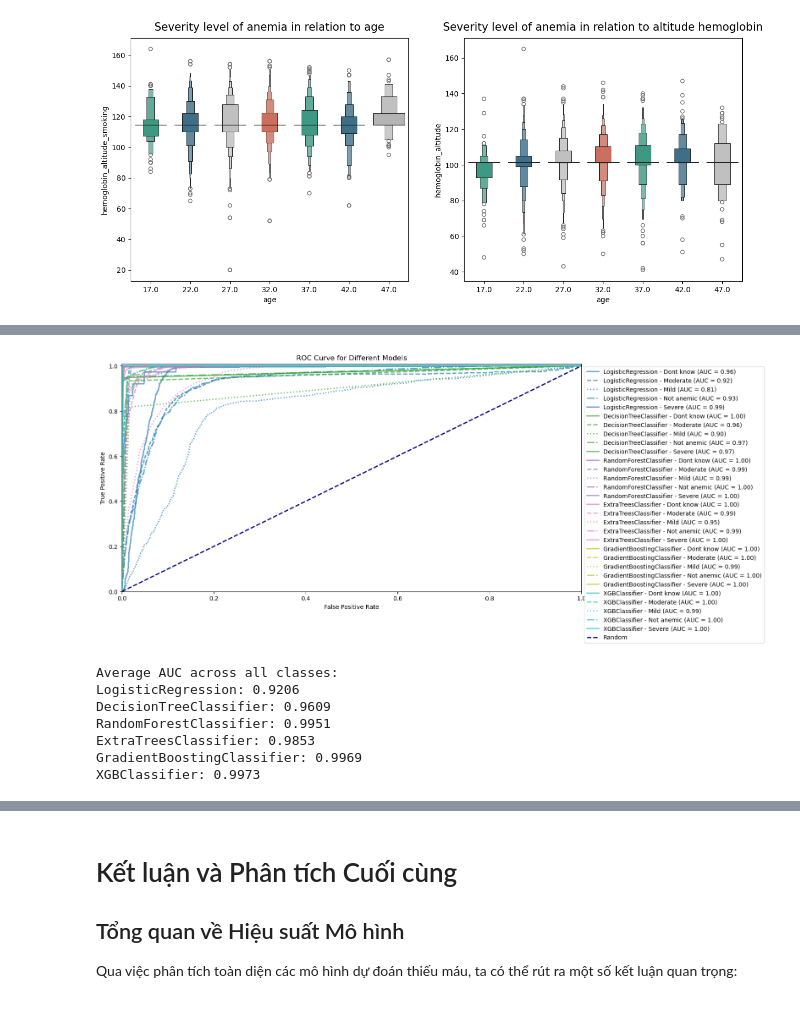
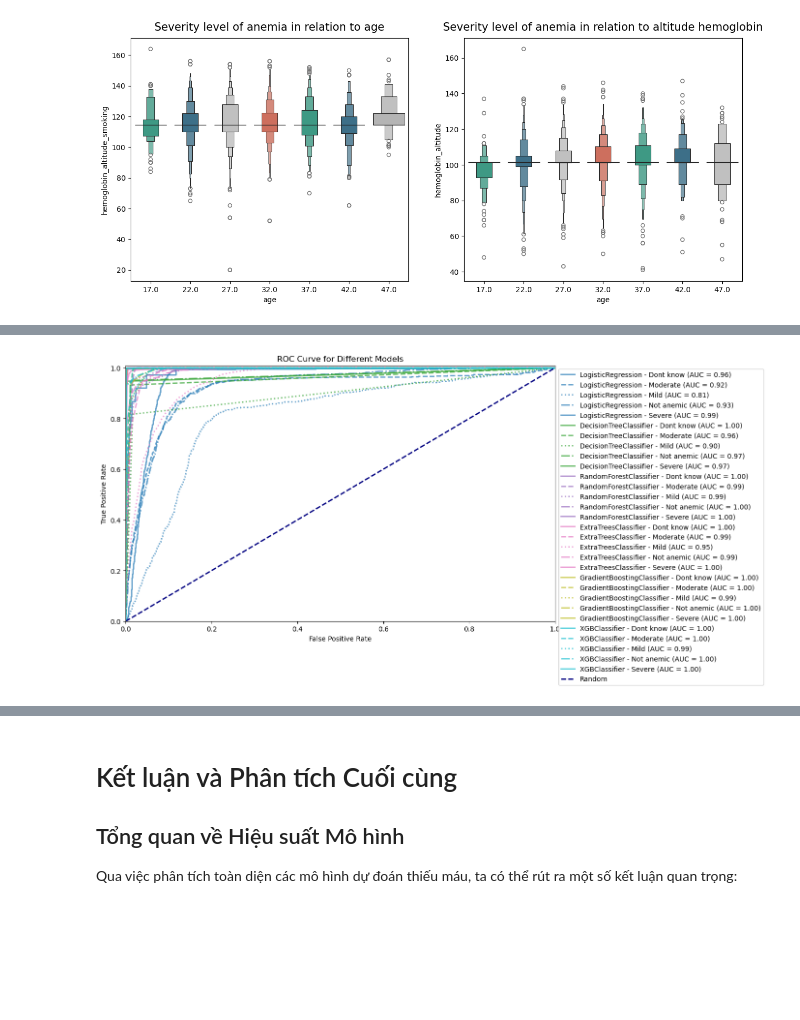
Before and after one commit to cuddles47/Anemia-Prediction-MLOps, a Jupyter notebook: classification-machine-learning-anemia-prediction.ipynb, the cells around one changed output, grey strips where cells are left out. Cells and saved outputs as stored; diff of their text form; code cells hidden in the pictures; blank space fills up the shorter version.

```diff
--- a/classification-machine-learning-anemia-prediction.ipynb
+++ b/classification-machine-learning-anemia-prediction.ipynb
@@ -45,7 +45,7 @@ os.environ['MLFLOW_S3_ENDPOINT_URL'] = 'http://localhost:9000'
 # If you're using the server from docker-compose, use the appropriate URL
 
 mlflow.set_tracking_uri("http://localhost:5000")
-mlflow.set_experiment("Anemia Classification Models")
+mlflow.set_experiment("Anemia Classification Models.")
 
 print(f"MLflow tracking URI: {mlflow.get_tracking_uri()}")
 print(f"MLflow experiment: {mlflow.get_experiment_by_name('Anemia Classification Models').experiment_id}")
@@ -881,59 +885,47 @@ for i, (model_name, y_proba) in enumerate(models_proba):
 
         # Prepare binary labels (1 for this class, 0 for others)
         y_true_bin = np.zeros_like(y_test, dtype=int)
         y_true_bin[y_test == c] = 1
 
         # Compute ROC curve and ROC area
         fpr[c], tpr[c], _ = roc_curve(y_true_bin, y_score)
         roc_auc[c] = auc(fpr[c], tpr[c])
 
     # Plot ROC curves for this model
     for c in range(n_classes):
         class_name = {0: 'Dont know', 1: 'Moderate', 2: 'Mild', 3: 'Not anemic', 4: 'Severe'}.get(c, f'Class {c}')
         plt.plot(fpr[c], tpr[c], lw=2, color=colors[i], alpha=0.7,
                  linestyle=['-', '--', ':', '-.', '-'][c % 5],
                  label=f'{model_name} - {class_name} (AUC = {roc_auc[c]:.2f})')
 
 # Plot the diagonal line (random classifier)
 plt.plot([0, 1], [0, 1], color='navy', lw=2, linestyle='--', label='Random')
 
 # Set plot properties
 plt.xlim([0.0, 1.0])
 plt.ylim([0.0, 1.01])
 plt.xlabel('False Positive Rate')
 plt.ylabel('True Positive Rate')
 plt.title('ROC Curve for Different Models')
 plt.legend(loc='upper left', bbox_to_anchor=(1, 1))
+
+# Save the ROC curve image to file
+roc_curve_path = "roc_curve.png"
+plt.savefig(roc_curve_path)
+plt.tight_layout()
 plt.show()
 
-# Calculate and print average AUC across all classes for each model
-print("\nAverage AUC across all classes:")
-for model_name, y_proba in models_proba:
-    # Compute ROC curve and ROC area for each class
-    aucs = []
-    for c in range(n_classes):
-        # Get probabilities for this class
-        y_score = y_proba[:, c]
+# Log the ROC curve image to MLflow
+# Make sure to end any active run before starting a new one
+try:
+    mlflow.end_run()  # End the current active run if any
+except:
+    pass  # If there's no active run, just continue
 
-        # Prepare binary labels (1 for this class, 0 for others)
-        y_true_bin = np.zeros_like(y_test, dtype=int)
-        y_true_bin[y_test == c] = 1
-
-        # Compute ROC area
-        aucs.append(roc_auc_score(y_true_bin, y_score))
-
-    # Calculate and print average AUC
-    avg_auc = np.mean(aucs)
-    print(f"{model_name}: {avg_auc:.4f}")
+with mlflow.start_run(run_name="ROC_Curve_Visualization"):
+    mlflow.log_artifact(roc_curve_path, "roc_curves")
 # %% [output]
-[figure, old version]
+[figure, new version]
-Average AUC across all classes:
-LogisticRegression: 0.9206
-DecisionTreeClassifier: 0.9609
-RandomForestClassifier: 0.9951
-ExtraTreesClassifier: 0.9853
-GradientBoostingClassifier: 0.9969
-XGBClassifier: 0.9973
 # %%
 # Comprehensive Model Evaluation
 from sklearn.metrics import confusion_matrix, precision_recall_curve, average_precision_score, roc_auc_score
```
Also changed, not shown: parts of 8 cells of this notebook, 1 other file.
